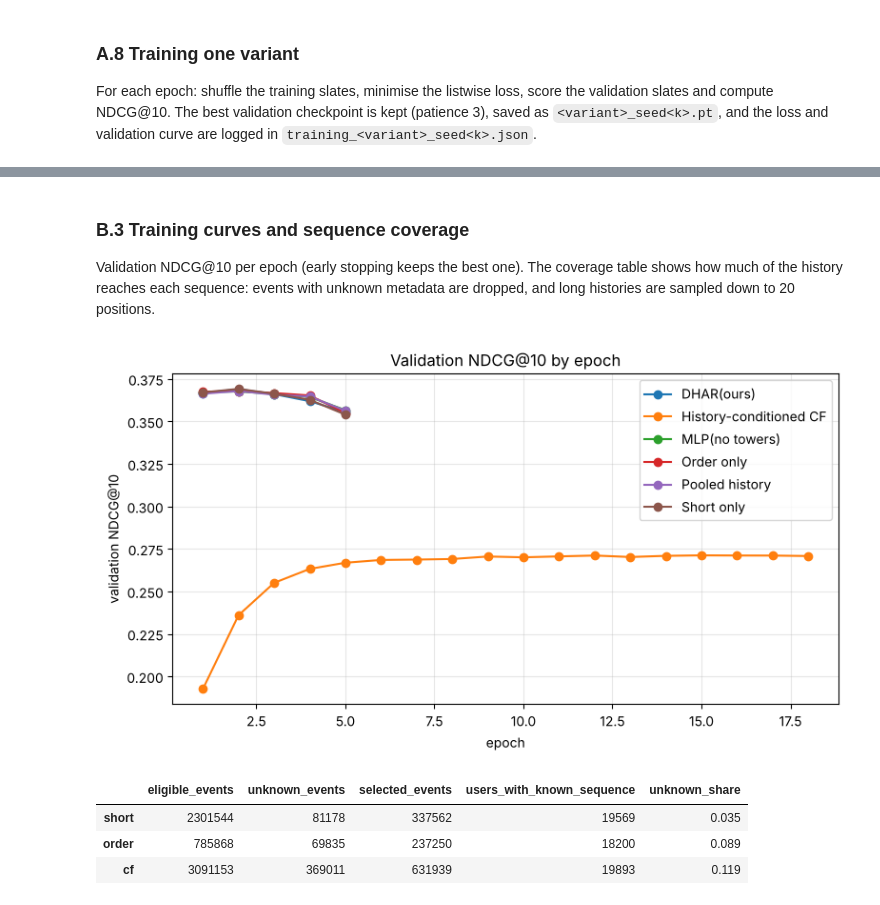
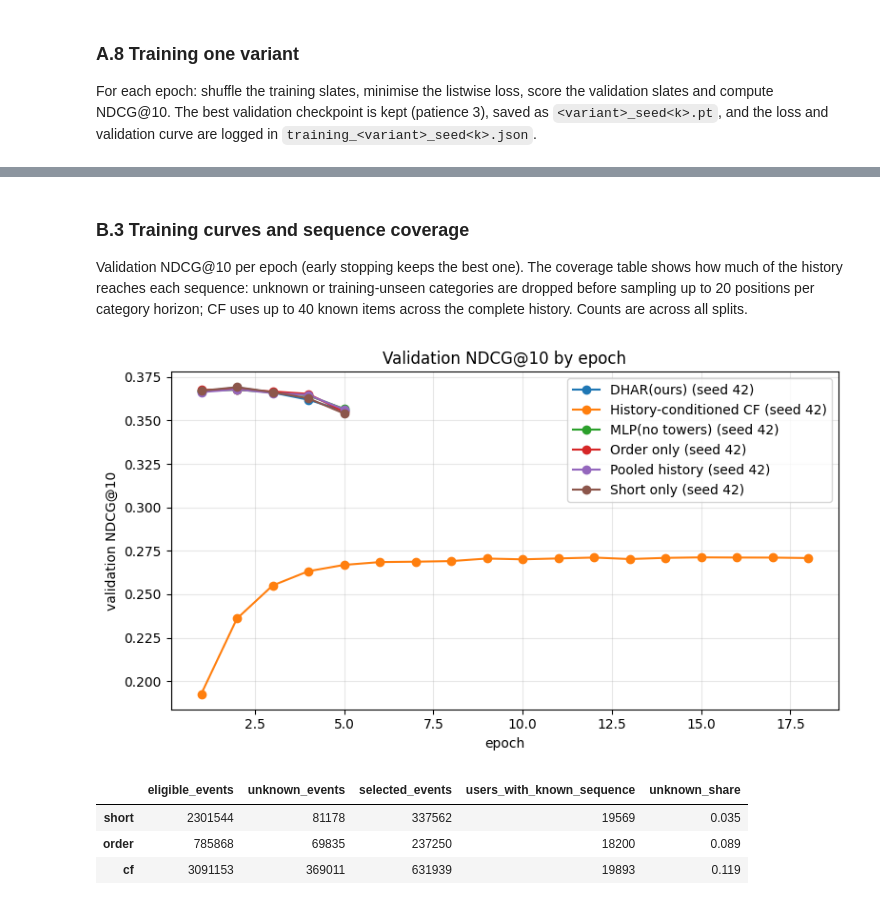
Before and after one commit to steffanylars/nus-web-mining-business-insights, a Jupyter notebook: Final Project/notebooks/Step5_Neural_Rankers_DHAR.ipynb, the cells around one changed output, grey strips where cells are left out. Cells and saved outputs as stored; diff of their text form; code cells hidden in the pictures.

```diff
--- a/Final Project/notebooks/Step5_Neural_Rankers_DHAR.ipynb
+++ b/Final Project/notebooks/Step5_Neural_Rankers_DHAR.ipynb
@@ -480,8 +482,14 @@ model selection.
 # %%
-res = json.loads((RES / "results_neural.json").read_text(encoding="utf-8"))
+SAVED = RES if (RES / "results_neural.json").exists() else COMMITTED
+print("Saved-result source:", SAVED)
+res = json.loads((SAVED / "results_neural.json").read_text(encoding="utf-8"))
 test_rows = {k: v for k, v in res.items() if not k.endswith("_val")}
 val_rows = {k[:-4]: v for k, v in res.items() if k.endswith("_val")}
 table = pd.DataFrame(test_rows).T[["NDCG@10", "MRR@200", "P@1", "HR@10"]]
 table.insert(0, "val NDCG@10", pd.Series({k: v["NDCG@10"] for k, v in val_rows.items()}))
 display(table.round(4))
+baseline_path = SAVED / "results_baselines_lgb.json"
+if baseline_path.exists():
+    baseline = json.loads(baseline_path.read_text(encoding="utf-8"))
+    print("Same-run LambdaMART test NDCG@10:", baseline["LambdaMART(features)"]["NDCG@10"])
 # %% [output]
@@ -525,24 +582,23 @@ max absolute difference: 0.0
 ### B.3 Training curves and sequence coverage
 
 Validation NDCG@10 per epoch (early stopping keeps the best one). The coverage table shows how much of
-the history reaches each sequence: events with unknown metadata are dropped, and long histories are
-sampled down to 20 positions.
+the history reaches each sequence: unknown or training-unseen categories are dropped before sampling up to 20 positions per category horizon; CF uses up to 40 known items across the complete history. Counts are across all splits.
 # %%
 fig, ax = plt.subplots(figsize=(8, 4.5))
-for path in sorted(RES.glob("training_*_seed*.json")):
+for path in sorted(SAVED.glob("training_*_seed*.json")):
     log = json.loads(path.read_text(encoding="utf-8"))
     ax.plot([e["epoch"] for e in log["epochs"]], [e["val_ndcg10"] for e in log["epochs"]],
-            marker="o", label=NAMES[log["variant"]])
+            marker="o", label=f'{NAMES[log["variant"]]} (seed {log["seed"]})')
 ax.set(xlabel="epoch", ylabel="validation NDCG@10", title="Validation NDCG@10 by epoch")
 ax.legend(); ax.grid(alpha=0.3)
 plt.tight_layout()
 plt.show()
 
-coverage = pd.DataFrame(json.loads((RES / "horizon_coverage.json").read_text(encoding="utf-8"))).T
+coverage = pd.DataFrame(json.loads((SAVED / "horizon_coverage.json").read_text(encoding="utf-8"))).T
 coverage["unknown_share"] = coverage.unknown_events / coverage.eligible_events
 display(coverage.round(3))
 # %% [output]
-[figure, old version]
+[figure, new version]
 |  | eligible_events | unknown_events | selected_events | users_with_known_sequence | unknown_share |
 | short | 2301544 | 81178 | 337562 | 19569 | 0.035 |
 | order | 785868 | 69835 | 237250 | 18200 | 0.089 |
```
Also changed, not shown: parts of 13 cells of this notebook.
